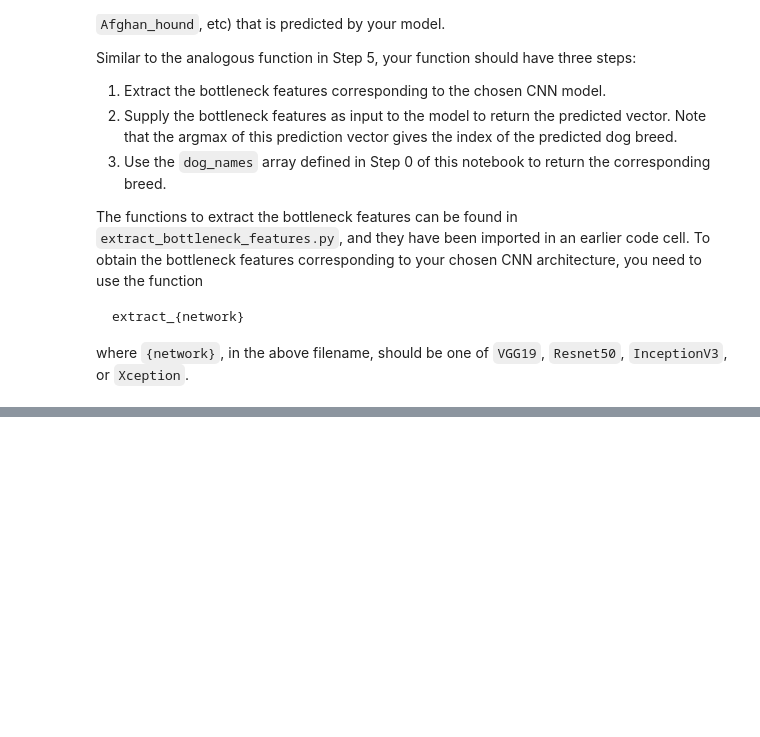
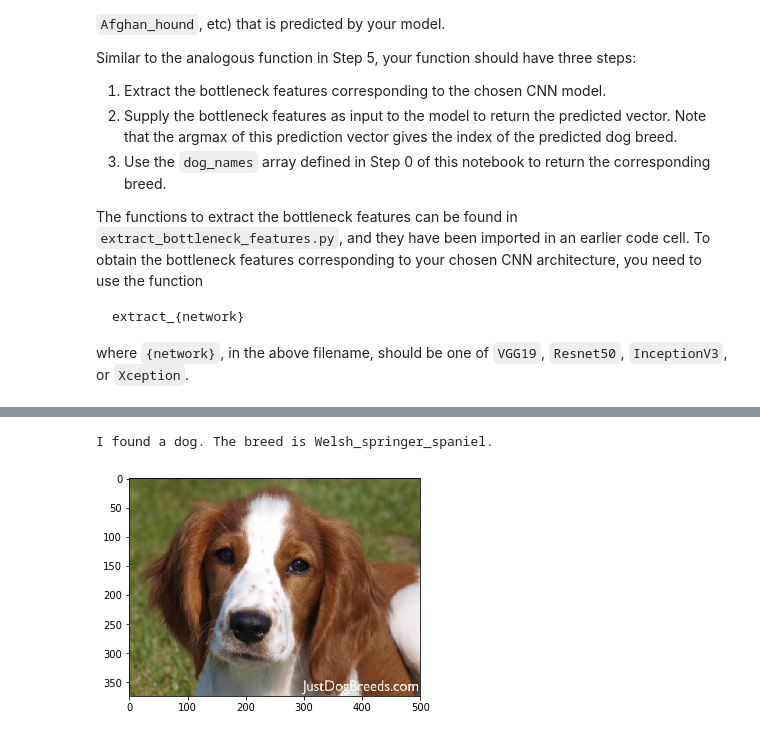
Before and after one commit to alexrop/cnn_dog_breed_classifier, a Jupyter notebook: dog_app.ipynb, the cells around one changed output, grey strips where cells are left out. Cells and saved outputs as stored; diff of their text form; code cells hidden in the pictures; blank space fills up the shorter version.

```diff
--- a/dog_app.ipynb
+++ b/dog_app.ipynb
@@ -1154,3 +1248,8 @@ I found a dog. The breed is Labrador_retriever.
+# %%
+breed_detector('images/Welsh_springer_spaniel_08203.jpg')
+# %% [output]
+I found a dog. The breed is Welsh_springer_spaniel.
+[figure, added]
 # %% [markdown]
 ---
 <a id='step7'></a>
```
Also changed, not shown: parts of 51 cells of this notebook, 14 other files.
